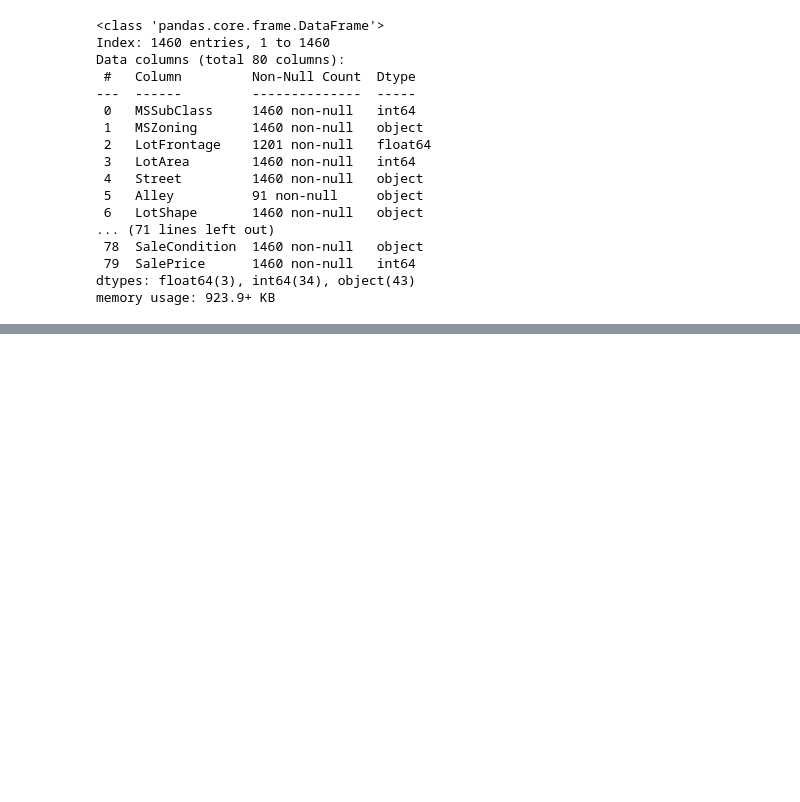
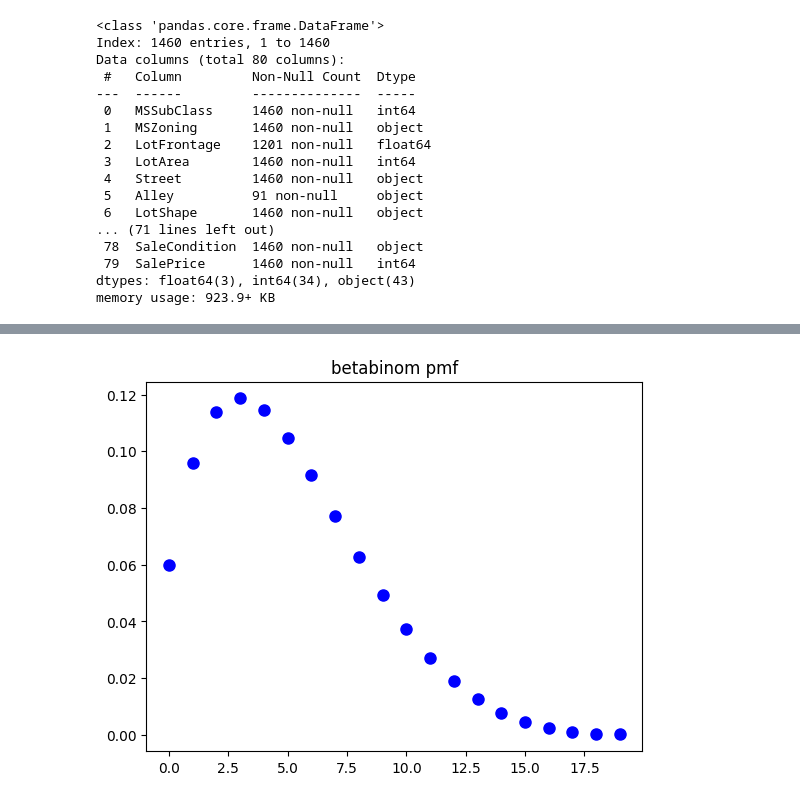
Before and after one commit to AndrewM0204/Study-Projects, a Jupyter notebook: house_prices/house_prices.ipynb, the cells around one changed output, grey strips where cells are left out. Cells and saved outputs as stored; diff of their text form; code cells hidden in the pictures; blank space fills up the shorter version.

```diff
--- a/house_prices/house_prices.ipynb
+++ b/house_prices/house_prices.ipynb
@@ -217,0 +204,11 @@ with open('model1.pkl', 'wb') as f:
+# %%
+from scipy.stats import betabinom
+
+n, a, b = 20, 2, 6
+
+x = np.arange(0,n)
+plt.plot(x, betabinom.pmf(x, n, a, b), 'bo', ms=8)
+plt.title('betabinom pmf')
+plt.show()
+# %% [output]
+[figure, added]
```
Also changed, not shown: parts of 51 cells of this notebook, 3 other files.
